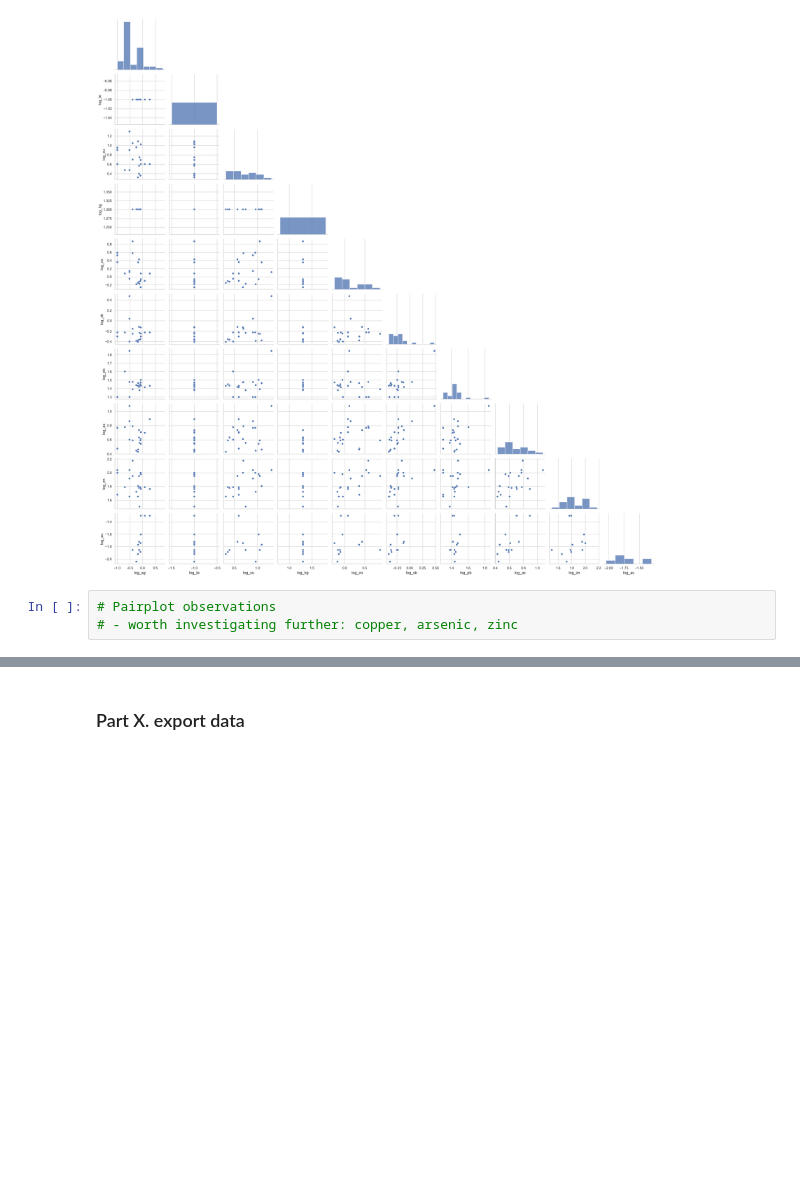
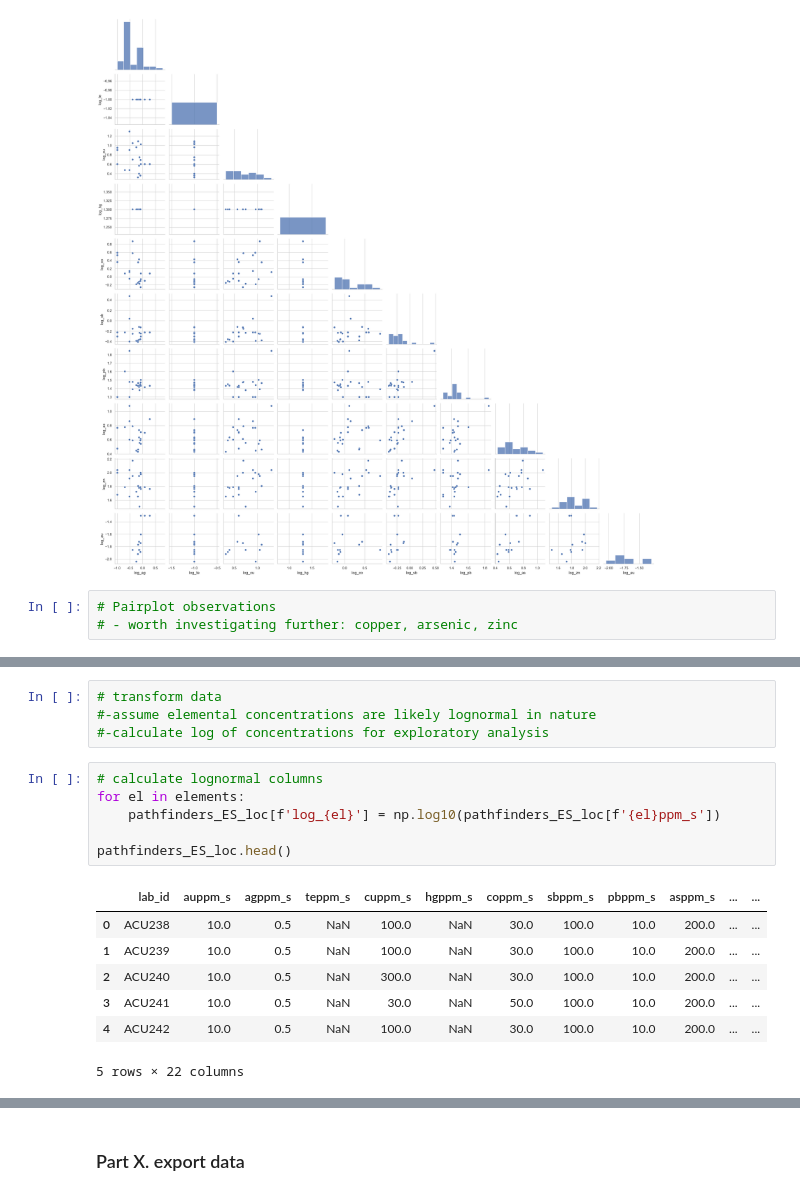
Before and after one commit to adbyerly/prospectivity_model, a Jupyter notebook: notebooks/02b_eda_NGDB.ipynb, the cells around one changed output, grey strips where cells are left out. Cells and saved outputs as stored; diff of their text form; blank space fills up the shorter version.

```diff
--- a/notebooks/02b_eda_NGDB.ipynb
+++ b/notebooks/02b_eda_NGDB.ipynb
@@ -464,0 +692,18 @@ sns.pairplot(pathfinders_ICPMS_loc[predictors + [target]], corner=True)
+# %%
+# transform data
+#-assume elemental concentrations are likely lognormal in nature
+#-calculate log of concentrations for exploratory analysis
+# %%
+# calculate lognormal columns
+for el in elements:
+    pathfinders_ES_loc[f'log_{el}'] = np.log10(pathfinders_ES_loc[f'{el}ppm_s'])
+
+pathfinders_ES_loc.head()
+# %% [output]
+|  | lab_id | auppm_s | agppm_s | teppm_s | cuppm_s | hgppm_s | coppm_s | sbppm_s | pbppm_s | asppm_s | ... | ... |
+| 0 | ACU238 | 10.0 | 0.5 | NaN | 100.0 | NaN | 30.0 | 100.0 | 10.0 | 200.0 | ... | ... |
+| 1 | ACU239 | 10.0 | 0.5 | NaN | 100.0 | NaN | 30.0 | 100.0 | 10.0 | 200.0 | ... | ... |
+| 2 | ACU240 | 10.0 | 0.5 | NaN | 300.0 | NaN | 30.0 | 100.0 | 10.0 | 200.0 | ... | ... |
+| 3 | ACU241 | 10.0 | 0.5 | NaN | 30.0 | NaN | 50.0 | 100.0 | 10.0 | 200.0 | ... | ... |
+| 4 | ACU242 | 10.0 | 0.5 | NaN | 100.0 | NaN | 30.0 | 100.0 | 10.0 | 200.0 | ... | ... |
+5 rows × 22 columns
```
Also changed, not shown: parts of 32 cells of this notebook.
